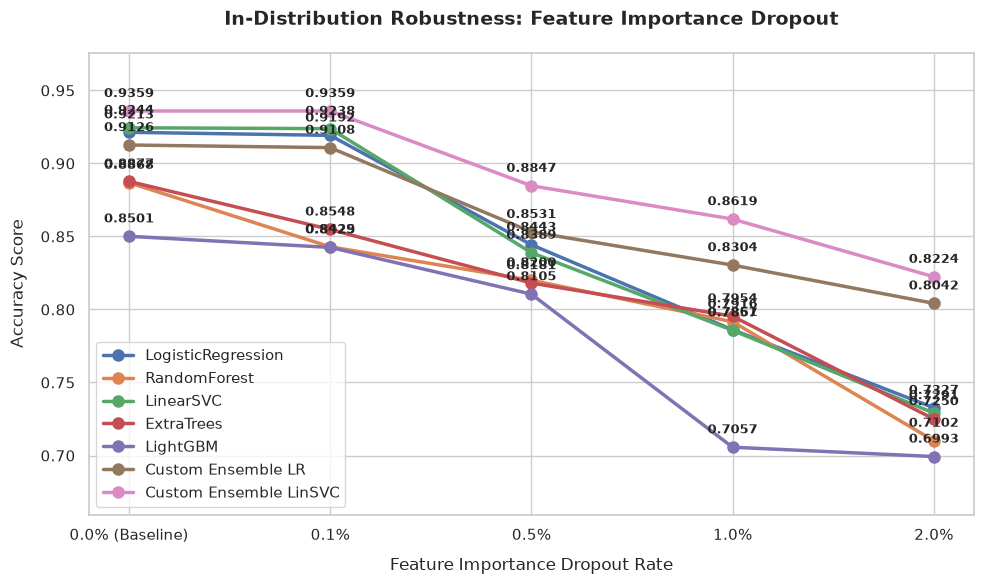
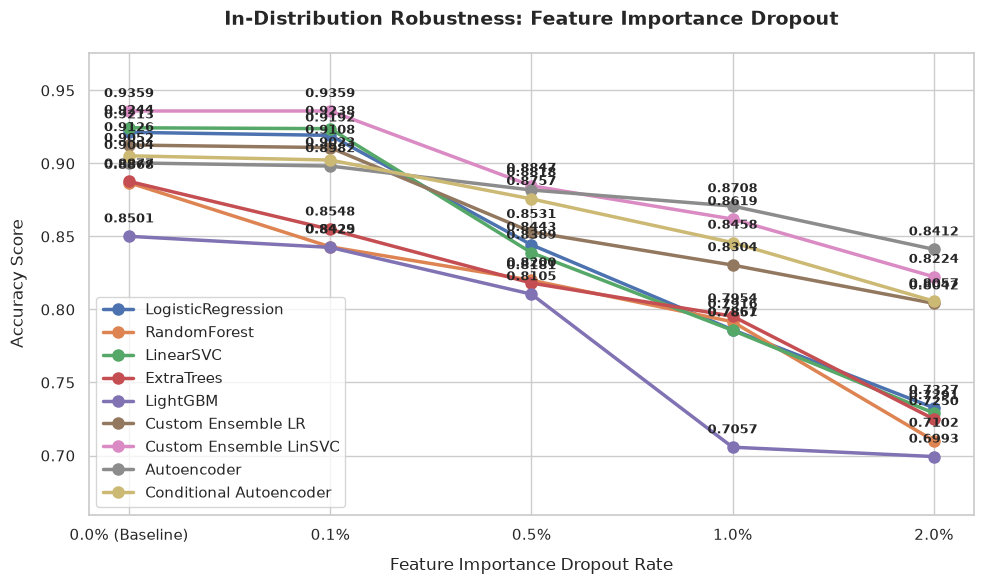
Unified diff of the notebook cell whose output changed from the first chart to the second:
--- before
+++ after
@@ -14,4 +14,6 @@
     'Custom Ensemble LR': [0.9126, 0.9108, 0.8531, 0.8304, 0.8042],
     'Custom Ensemble LinSVC': [0.9359, 0.9359, 0.8847, 0.8619, 0.8224],
+    'Autoencoder': [0.9004, 0.8982, 0.8818, 0.8708, 0.8412],
+    'Conditional Autoencoder': [0.9052, 0.9023, 0.8757, 0.8458, 0.8057],
 }
 
@@ -43,3 +45,5 @@
 plt.tight_layout()
 
+plt.savefig('in_distribution_robustness_comparison.png')
+
 plt.show()

Commit: add doublet deletion results for autoencoder and add robustness results to presesntation 6